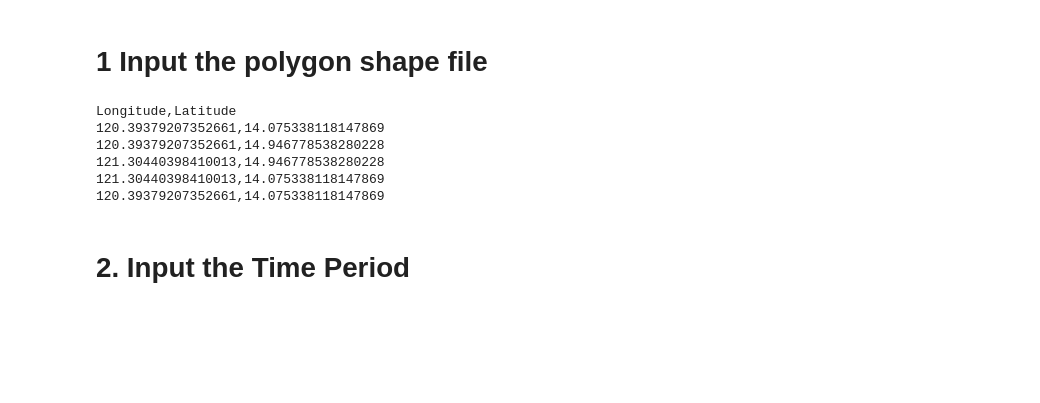
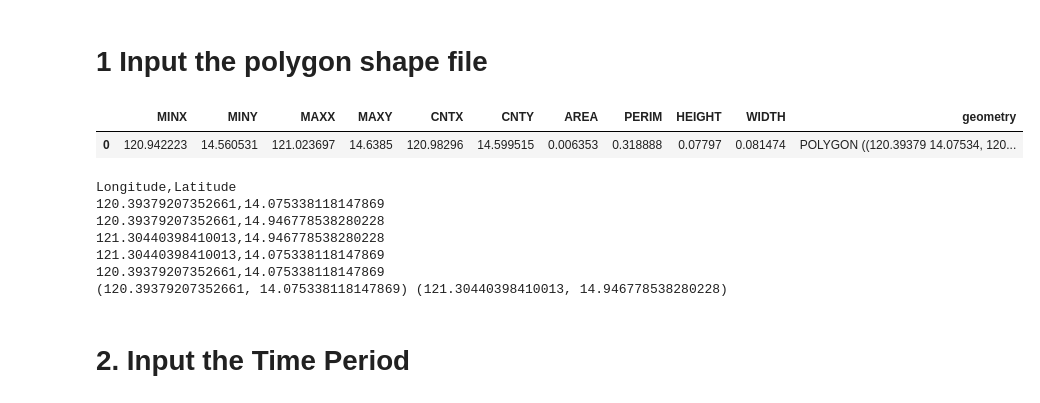
Before and after one commit to luxizhou/PH_TC_Risk, a Jupyter notebook: Project_1_Tropical_cyclon_risks_in_Philippines/DynWorld/DYNAMICWORLD.ipynb, the cells around one changed output. Drawn from its saved outputs; the diff is of its cells as text; code cells hidden in the pictures; blank space fills up the shorter version.

```diff
--- a/Project_1_Tropical_cyclon_risks_in_Philippines/DynWorld/DYNAMICWORLD.ipynb
+++ b/Project_1_Tropical_cyclon_risks_in_Philippines/DynWorld/DYNAMICWORLD.ipynb
@@ -58,9 +63,16 @@ ee.Initialize(project= "valued-mediator-463106-q8")
 # %% [markdown]
 # **1 Input the polygon shape file**
 # %%
-shp = gpd.read_file("PHL_adm2.shp")
-shapefile_path = "Metro_Manila_Box.shp"
+gis_dir = '/home/luxizhou/GIS/Admin_Boundaries/PHL_admin'
+
+shp = gpd.read_file(os.path.join(gis_dir,"PHL_adm2.shp"))
+shapefile_path = os.path.join(os.path.join(gis_dir,"Metro_Manila_Box.shp"))
 gdf = gpd.read_file(shapefile_path)
+# %%
+gdf
+# %% [output]
+|  | MINX | MINY | MAXX | MAXY | CNTX | CNTY | AREA | PERIM | HEIGHT | WIDTH | geometry |
+| 0 | 120.942223 | 14.560531 | 121.023697 | 14.6385 | 120.98296 | 14.599515 | 0.006353 | 0.318888 | 0.07797 | 0.081474 | POLYGON ((120.39379 14.07534, 120... |
 # %%
 # Function to extract coordinates from a geometry
 def extract_coordinates(geometry):
@@ -87,6 +99,7 @@ for index, row in gdf.iterrows():
 # Extract first and third coordinates
 first_coord = all_coordinates[0]  # First coordinate
 third_coord = all_coordinates[2]  # Third coordinate
+print(first_coord, third_coord)
 # %% [output]
 Longitude,Latitude
 120.39379207352661,14.075338118147869
@@ -94,6 +107,7 @@ Longitude,Latitude
 121.30440398410013,14.946778538280228
 121.30440398410013,14.075338118147869
 120.39379207352661,14.075338118147869
+(120.39379207352661, 14.075338118147869) (121.30440398410013, 14.946778538280228)
 # %%
 # Create ee.Geometry.BBox (minLon, minLat, maxLon, maxLat)
 region = ee.Geometry.BBox(
```
Also changed, not shown: parts of 2 cells of this notebook, 1 other file.
